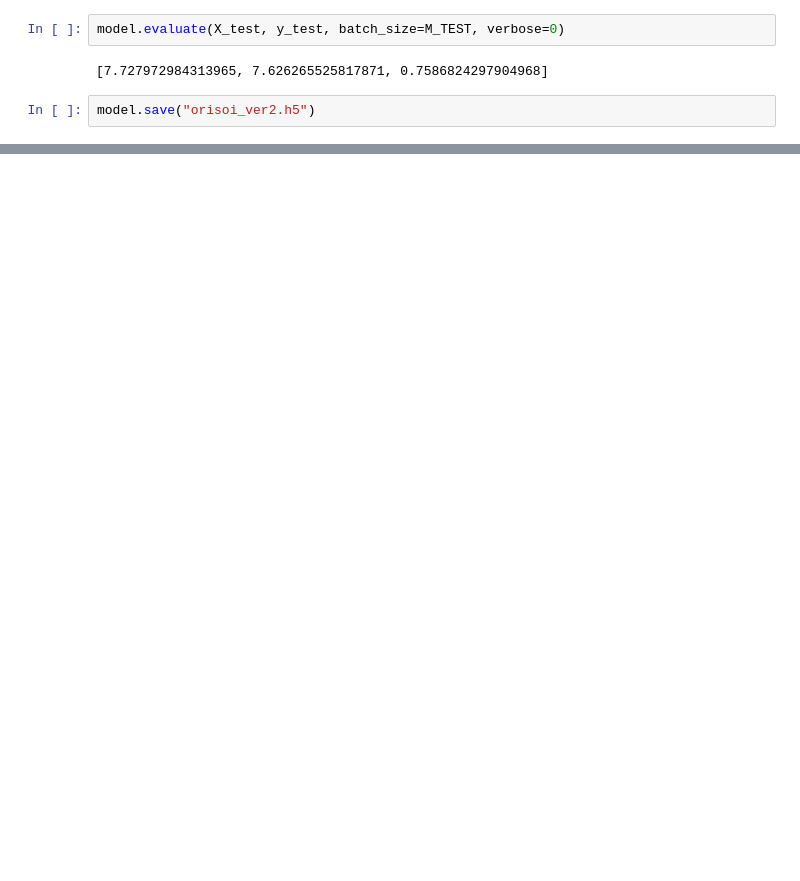
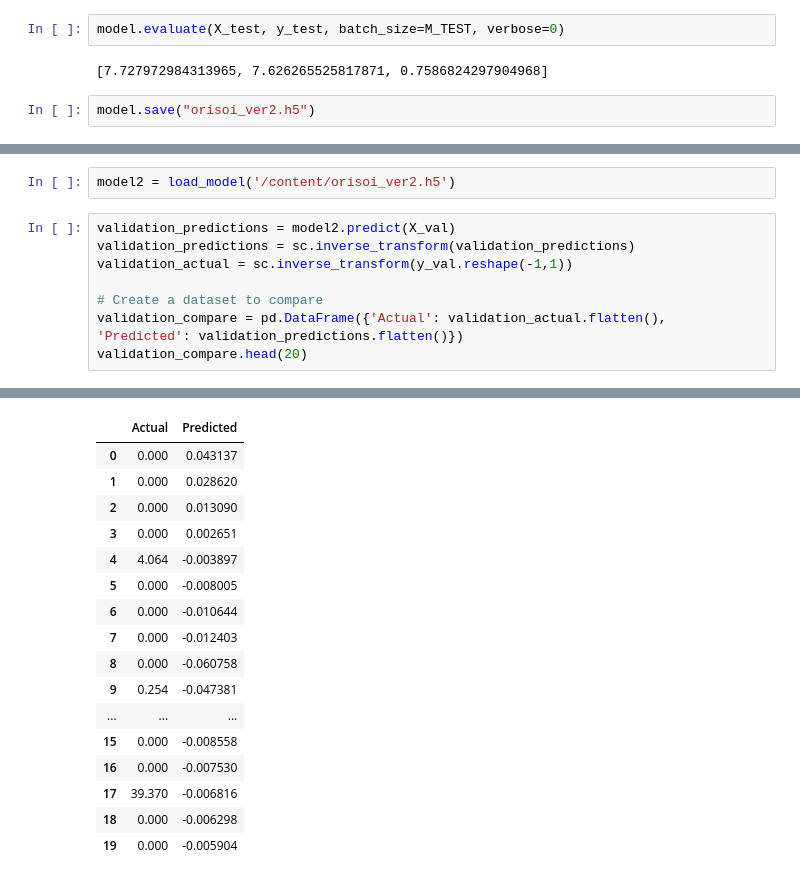
Before and after one commit to pippahtlin/Extreme-Precipitation, a Jupyter notebook: orisoi_daily.ipynb, the cells around one changed output, grey strips where cells are left out. Saved outputs shown, nothing was run; the diff lists cells and outputs as text; blank space fills up the shorter version.

```diff
--- a/orisoi_daily.ipynb
+++ b/orisoi_daily.ipynb
@@ -299,3 +336,14 @@ Loss: 8.495892524719238，MSE: 8.394185066223145, AUC: 0.7678706049919128
 - Validation:
 Loss: 12.705231666564941，MSE: 12.603524208068848, AUC: 0.49898356199264526
 - [7.727972984313965, 7.626265525817871, 0.7586824297904968]
+# %%
+model2 = load_model('/content/orisoi_ver2.h5')
+# %%
+validation_predictions = model2.predict(X_val)
+validation_predictions = sc.inverse_transform(validation_predictions)
+validation_actual = sc.inverse_transform(y_val.reshape(-1,1))
+
+# Create a dataset to compare
+validation_compare = pd.DataFrame({'Actual': validation_actual.flatten(), 'Predicted': validation_predictions.flatten()})
+validation_compare.head(20)
+# %% [output]
@@ -301,0 +351,17 @@ Loss: 12.705231666564941，MSE: 12.603524208068848, AUC: 0.49898356199264526
+|  | Actual | Predicted |
+| 0 | 0.000 | 0.043137 |
+| 1 | 0.000 | 0.028620 |
+| 2 | 0.000 | 0.013090 |
+| 3 | 0.000 | 0.002651 |
+| 4 | 4.064 | -0.003897 |
+| 5 | 0.000 | -0.008005 |
+| 6 | 0.000 | -0.010644 |
+| 7 | 0.000 | -0.012403 |
+| 8 | 0.000 | -0.060758 |
+| 9 | 0.254 | -0.047381 |
+| ... | ... | ... |
+| 15 | 0.000 | -0.008558 |
+| 16 | 0.000 | -0.007530 |
+| 17 | 39.370 | -0.006816 |
+| 18 | 0.000 | -0.006298 |
+| 19 | 0.000 | -0.005904 |
```
Also changed, not shown: parts of 13 cells of this notebook.
